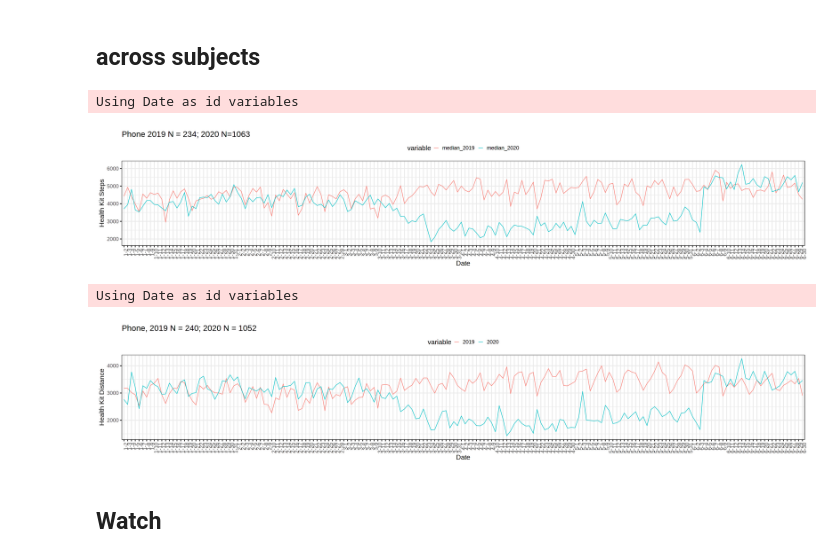
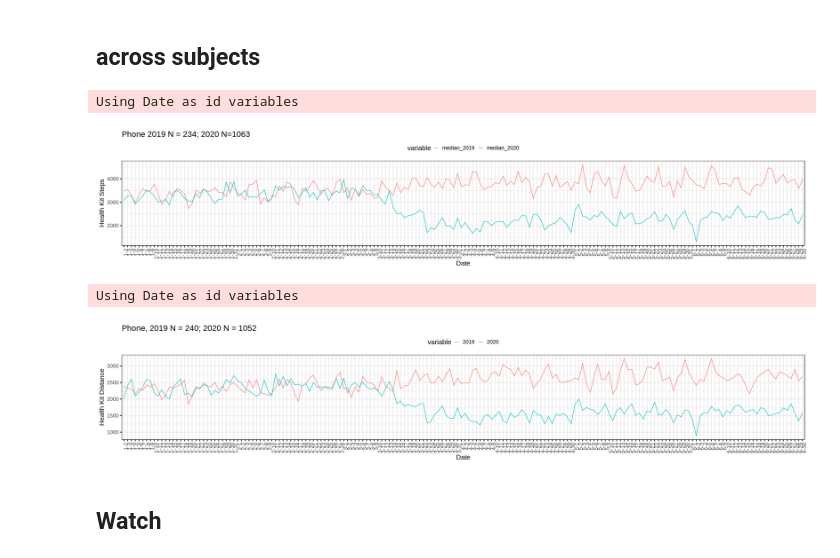
Before and after one commit to AshleyLab/myheartcounts, a Jupyter notebook: anna_code/covid/activity_2019_vs_2020-nonmatched.ipynb, the cells around one changed output. Cells and saved outputs as stored; diff of their text form; code cells hidden in the pictures.

```diff
--- a/anna_code/covid/activity_2019_vs_2020-nonmatched.ipynb
+++ b/anna_code/covid/activity_2019_vs_2020-nonmatched.ipynb
@@ -110,39 +118,45 @@ Using Date as id variables
 # %% [markdown]
 ## across subjects
 # %%
-medians_2019=na.omit(phone_steps_2019 %>% group_by(Date) %>% summarize(median_steps=median(Value)))
-medians_2020=na.omit(phone_steps_2020 %>% group_by(Date) %>% summarize(median_steps=median(Value)))
+medians_2019=na.omit(phone_steps_2019 %>% group_by(Date) %>% summarize(median_steps=median(Sum)))
+medians_2020=na.omit(phone_steps_2020 %>% group_by(Date) %>% summarize(median_steps=median(Sum)))
 
+
+medians_2020=medians_2020[medians_2020$Date!=as.Date('2020-02-29'),] #exclude leap day
 medians_2020$Date=medians_2020$Date-years(1)
 medians_2020$Date=medians_2020$Date+days(1)
+
 
 merged=merge(medians_2019,medians_2020,by='Date')
 merged$month=month(merged$Date)
 merged$day=day(merged$Date)
 
 merged$Date <- do.call(paste, c(merged[c("month","day")], sep="-"))
 colnames(merged)=c("Date","median_2019","median_2020","month","day")
 merged$Date=factor(merged$Date,levels=merged$Date)
 
 merged$month=NULL
 merged$day=NULL
 
 melted=melt(merged,by="Date")
 saved <- options(repr.plot.width=30, repr.plot.height=6)
 ggplot(melted,aes(x=Date,y=value,group=variable,color=variable))+
 geom_line()+
 xlab("Date")+
 ylab("Health Kit Steps")+
 theme_bw(20)+
 theme(axis.text.x = element_text(angle = 90, hjust = 1))+
 ggtitle("Phone 2019 N = 234; 2020 N=1063")+
 theme(legend.position="top")
 # %% [output]
 Using Date as id variables
-[figure, old version]
+[figure, new version]
 # %%
-medians_2019=na.omit(phone_distance_2019 %>% group_by(Date) %>% summarize(median_distance=median(Value)))
-medians_2020=na.omit(phone_distance_2020 %>% group_by(Date) %>% summarize(median_distance=median(Value)))
+medians_2019=na.omit(phone_distance_2019 %>% group_by(Date) %>% summarize(median_distance=median(Sum)))
+medians_2020=na.omit(phone_distance_2020 %>% group_by(Date) %>% summarize(median_distance=median(Sum)))
+
+
+medians_2020=medians_2020[medians_2020$Date!=as.Date('2020-02-29'),] #exclude leap day
 medians_2020$Date=medians_2020$Date-years(1)
 medians_2020$Date=medians_2020$Date+days(1)
 
@@ -166,7 +180,7 @@ ggtitle("Phone, 2019 N = 240; 2020 N = 1052")+
 theme(legend.position="top")
 # %% [output]
 Using Date as id variables
-[figure, old version]
+[figure, new version]
 # %% [markdown]
 ## Watch
 # %%
```
Also changed, not shown: parts of 19 cells of this notebook, 3 other files.
